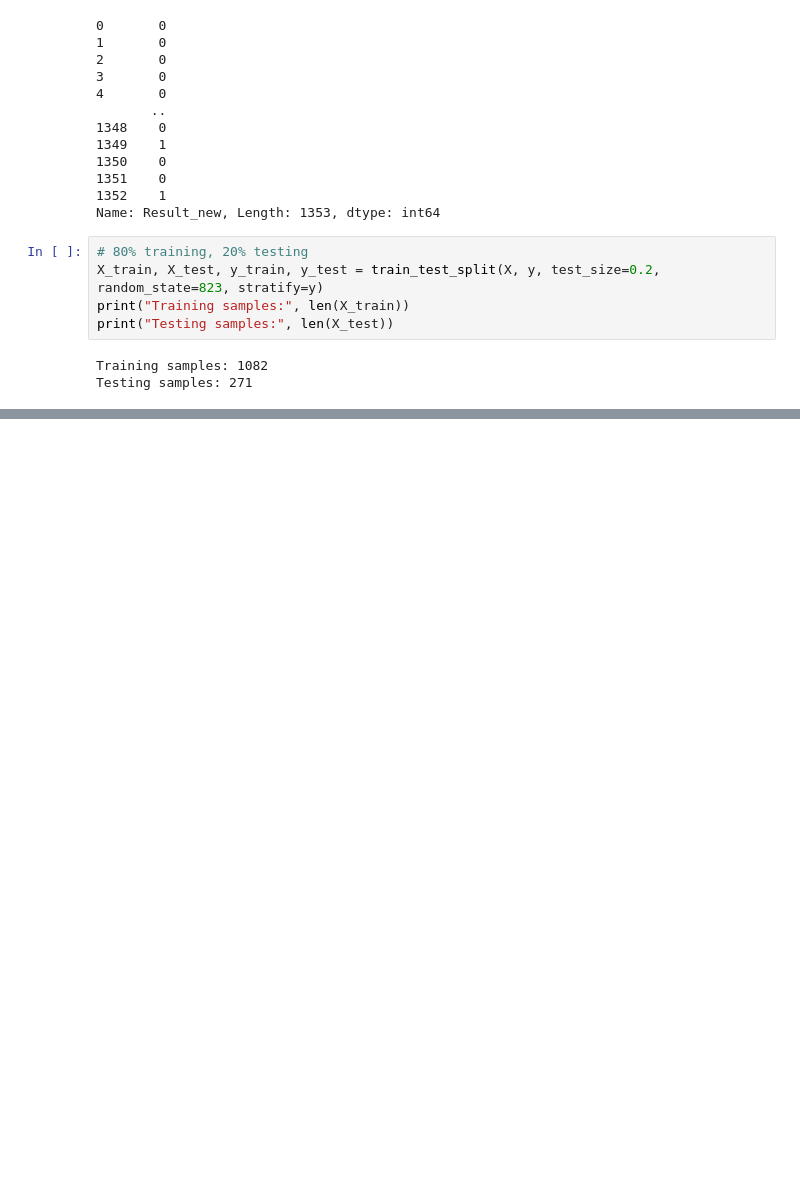
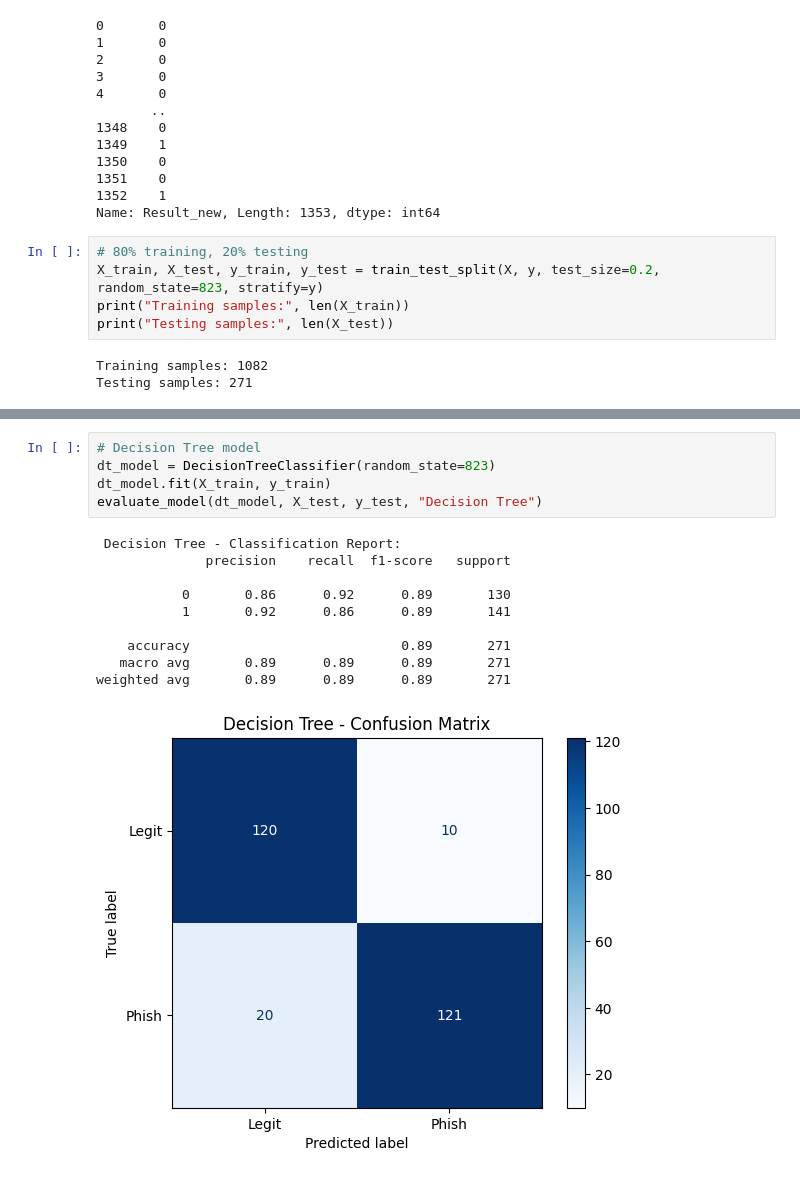
Before and after one commit to Fulankeee/MIE1628-Project-5, a Jupyter notebook: MIE1628_A5.ipynb, the cells around one changed output, grey strips where cells are left out. Cells and saved outputs as stored; diff of their text form; blank space fills up the shorter version.

```diff
--- a/MIE1628_A5.ipynb
+++ b/MIE1628_A5.ipynb
@@ -217,0 +252,16 @@ Testing samples: 271
+# %%
+# Decision Tree model
+dt_model = DecisionTreeClassifier(random_state=823)
+dt_model.fit(X_train, y_train)
+evaluate_model(dt_model, X_test, y_test, "Decision Tree")
+# %% [output]
+ Decision Tree - Classification Report:
+              precision    recall  f1-score   support
+
+           0       0.86      0.92      0.89       130
+           1       0.92      0.86      0.89       141
+
+    accuracy                           0.89       271
+   macro avg       0.89      0.89      0.89       271
+weighted avg       0.89      0.89      0.89       271
+[figure, added]
```
Also changed, not shown: parts of 7 cells of this notebook.
